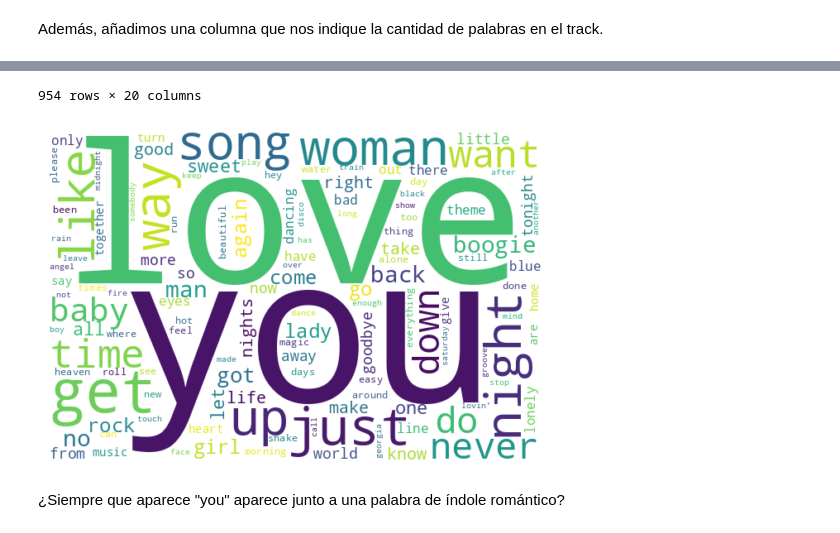
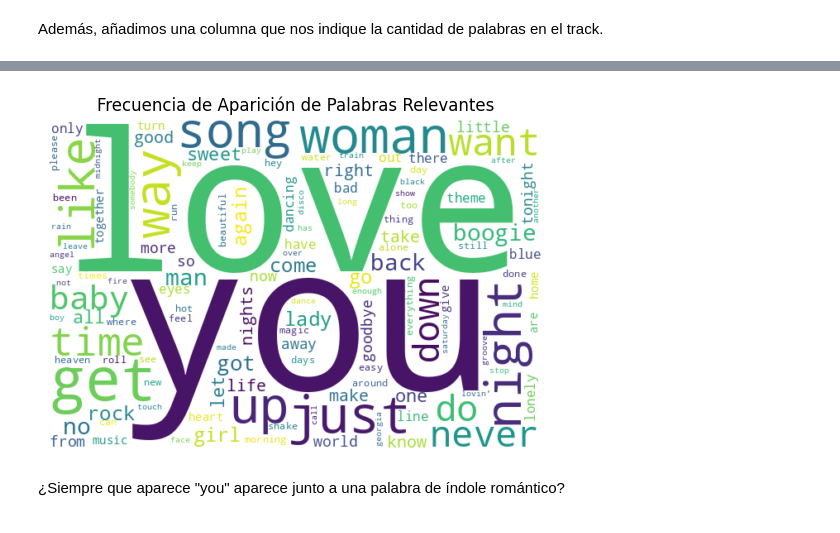
Before and after one commit to iroumec/TPE-FCD, a Jupyter notebook: Notebook.ipynb, the cells around one changed output, grey strips where cells are left out. Drawn from its saved outputs; the diff is of its cells as text; code cells hidden in the pictures.

```diff
--- a/Notebook.ipynb
+++ b/Notebook.ipynb
@@ -306,19 +320,34 @@ Creamos una columna que contenga el título de la canción sin artículos, prepo
 # %%
-import re
-
 track_dataset["Track_Transformed"] = track_dataset["Track"].str.replace(r'[()]', '', regex=True)
 
-# Lista de palabras que quieres eliminar
+# Lista de palabras a eliminar.
 palabras = ["I’ll", "He’s", "She’s", "You’re", "We’re", "the", "of", "to", "don’t", "won’t", "ain’t", "when", "with", "in", "on", "and", "for",
             "this", "that", "i’m", "a", "me", "my", "i", "is", "be", "it", "what", "your", "how", "&", "gonna", "I’ve", "you’ve", "we’ve", "it’s",
             "’s", "no'", "can’t", "’ve", "’d", "’ll", "an", "at", "will", "we", "if", "why", "us", "could", "I’d", "He’d", "She’d", "We’d"]
 
-# Unir las palabras con el operador |
+# unimos las palabras con el operador |.
 patron = r"(?<![\w'()])(" + "|".join(palabras) + r")(?![\w'()])"
 
-# Reemplazar todas las coincidencias en la columna 'Track', sin distinguir entre mayúsculas y minúsculas
+# Remplazamos todas las coincidencias, sin distinguir entre mayúsculas y minúsculas
 track_dataset["Track_Transformed"] = track_dataset["Track_Transformed"].str.replace(patron, "", regex=True, flags=re.IGNORECASE)
 track_dataset["Track_Transformed"] = track_dataset["Track_Transformed"].str.replace(patron, "", regex=True, flags=re.IGNORECASE)
 
-track_dataset
+# Mostramos la nube de palabras resultante.
+series = track_dataset["Track_Transformed"].str.split().explode().value_counts().to_dict()
+
+wordcloud = wd(
+        #font_path=config.plot.font_path
+        background_color="white",
+        random_state=123,
+        width=300,
+        height=200,
+        scale=2,
+).generate_from_frequencies(series)
+
+
+plt.figure()
+plt.imshow(wordcloud, interpolation="bilinear")
+plt.axis("off")
+plt.title("Frecuencia de Aparición de Palabras Relevantes")
+plt.show()
 # %% [output]
@@ -337,30 +354,4 @@ track_dataset
-954 rows × 20 columns
+[figure, added]
-# %%
-from wordcloud import WordCloud
-
-# Extraemos las palabras de la columna "Track" y medimos su frecuencia.
-# Expand
-
-track_dataset["Track_Transformed"] = track_dataset["Track_Transformed"].str.lower()
-
-series = track_dataset["Track_Transformed"].str.split().explode().value_counts().to_dict()
-
-wordcloud = WordCloud(
-        #font_path=config.plot.font_path
-        background_color="white",
-        random_state=123,
-        width=300,
-        height=200,
-        scale=2,
-).generate_from_frequencies(series)
-
-
-plt.figure()
-plt.imshow(wordcloud, interpolation="bilinear")
-plt.axis("off")
-plt.show()
-# %% [output]
-[figure, removed]
 # %% [markdown]
 ¿Siempre que aparece "you" aparece junto a una palabra de índole romántico?
 # %%
```
Also changed, not shown: parts of 58 cells of this notebook, 1 other file.
